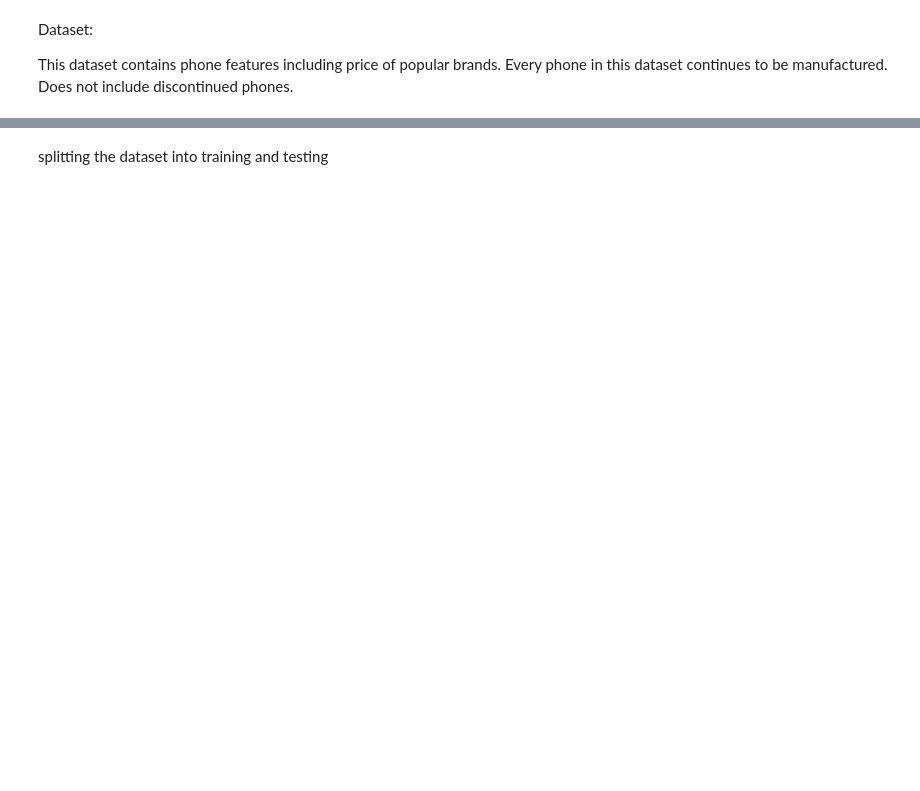
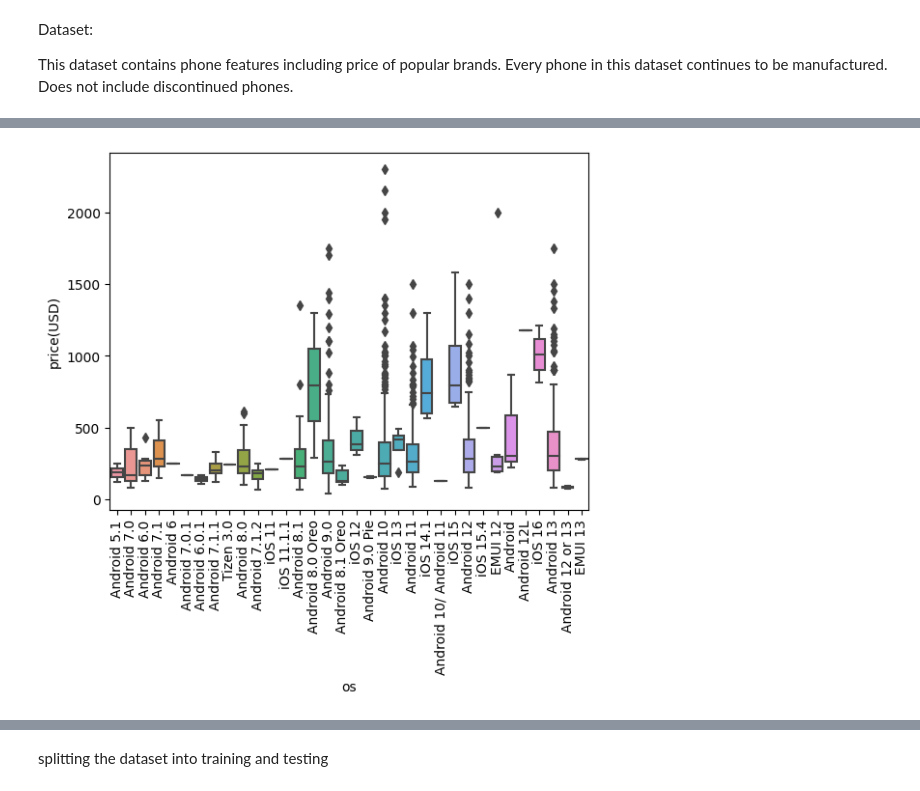
Before and after one commit to techbrothers3/phone-price-prediction-ml-kaggle-ex, a Jupyter notebook: Phone_price_prediction_ML.ipynb, the cells around one changed output, grey strips where cells are left out. Saved outputs shown, nothing was run; the diff lists cells and outputs as text; code cells hidden in the pictures; blank space fills up the shorter version.

```diff
--- a/Phone_price_prediction_ML.ipynb
+++ b/Phone_price_prediction_ML.ipynb
@@ -78,0 +152,10 @@ memory usage: 224.6 KB
+# %%
+# here we observe that huawei phones might have a lot of outliers
+
+# plotting box plot OS VS PRICE
+
+sns.boxplot(x='os', y='price(USD)', data = df)
+plt.xticks(rotation=90)
+plt.show()
+# %% [output]
+[figure, added]
```
Also changed, not shown: parts of 37 cells of this notebook.
